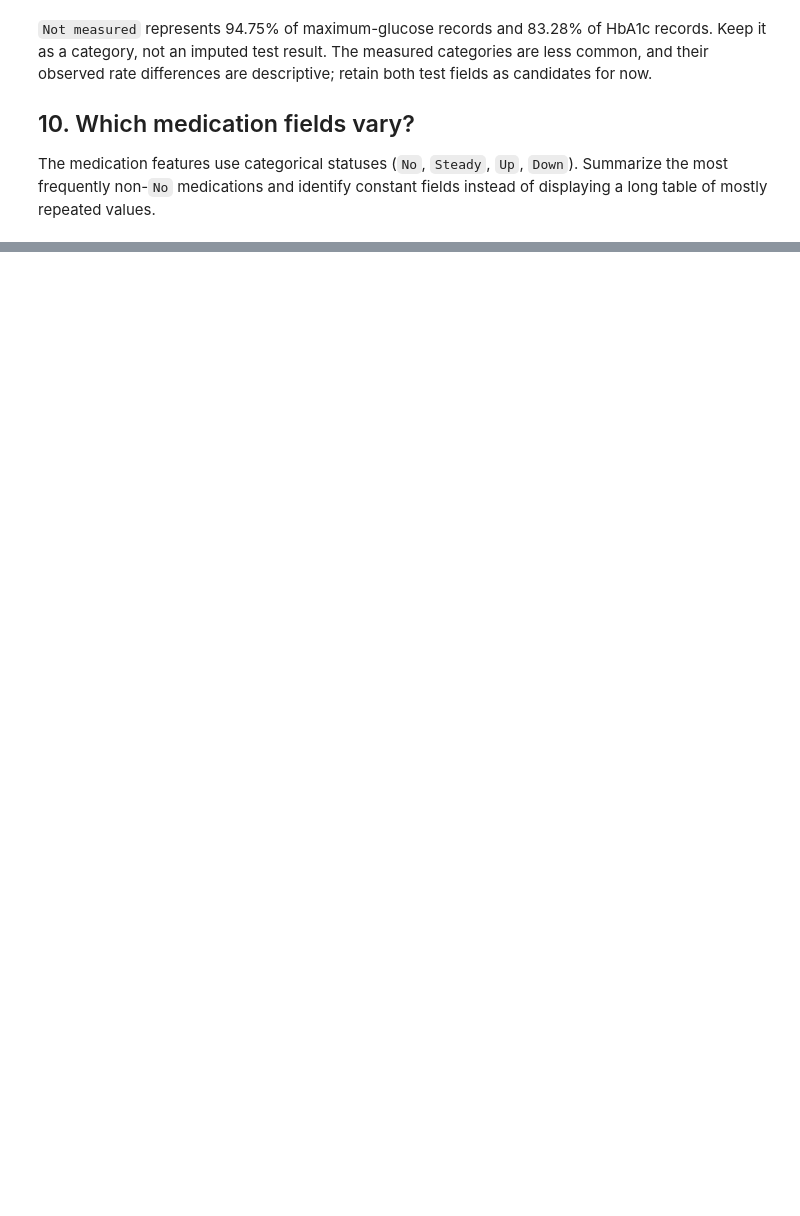
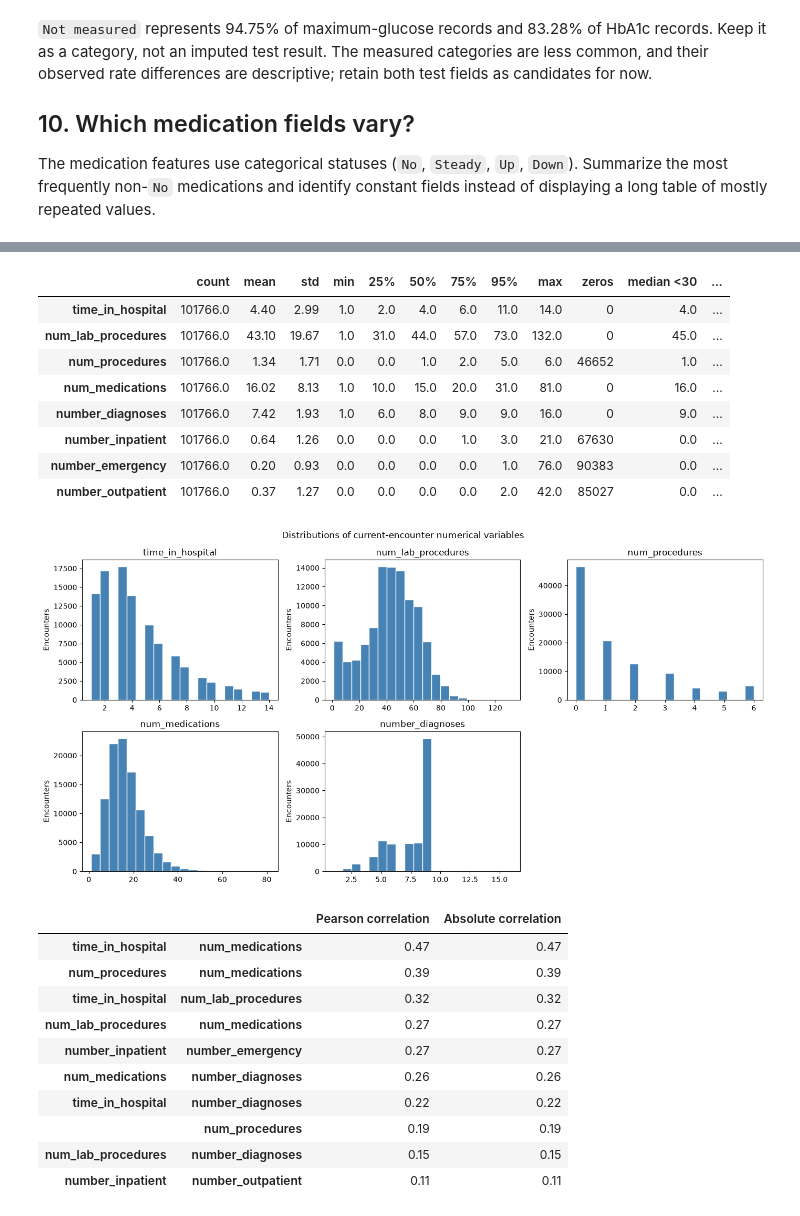
Before and after one commit to diallothierno0223/ml_project_esilv, a Jupyter notebook: src/ml_project_esilv/ML_project.ipynb, the cells around one changed output, grey strips where cells are left out. Drawn from its saved outputs; the diff is of its cells as text; code cells hidden in the pictures; blank space fills up the shorter version.

Commit message:
Expand exploratory analysis of readmission data

```diff
--- a/src/ml_project_esilv/ML_project.ipynb
+++ b/src/ml_project_esilv/ML_project.ipynb
@@ -771,0 +796,52 @@ plt.close(fig)
+# %%
+numeric_features = [
+    "time_in_hospital", "num_lab_procedures", "num_procedures", "num_medications",
+    "number_diagnoses", "number_inpatient", "number_emergency", "number_outpatient",
+]
+numeric_data = raw_df[numeric_features]
+numeric_profile = numeric_data.describe(percentiles=[0.25, 0.5, 0.75, 0.95]).T
+numeric_profile["zeros"] = numeric_data.eq(0).sum()
+numeric_profile["median <30"] = numeric_data.loc[raw_df["readmitted"].eq("<30")].median()
+numeric_profile["median not <30"] = numeric_data.loc[raw_df["readmitted"].ne("<30")].median()
+display(numeric_profile.round(2))
+
+fig, axes = plt.subplots(2, 3, figsize=(14, 7))
+for ax, variable in zip(axes.flat, numeric_features[:5]):
+    ax.hist(numeric_data[variable], bins=20, color="steelblue", edgecolor="white")
+    ax.set_title(variable)
+    ax.set_ylabel("Encounters")
+axes.flat[-1].set_visible(False)
+fig.suptitle("Distributions of current-encounter numerical variables")
+fig.tight_layout()
+display(fig)
+plt.close(fig)
+
+correlations = numeric_data.corr(method="pearson")
+correlation_pairs = correlations.where(
+    pd.DataFrame([[i < j for j in range(len(correlations))] for i in range(len(correlations))],
+                 index=correlations.index, columns=correlations.columns)
+).stack().rename("Pearson correlation").to_frame()
+correlation_pairs["Absolute correlation"] = correlation_pairs["Pearson correlation"].abs()
+display(correlation_pairs.sort_values("Absolute correlation", ascending=False).head(10).round(2))
+# %% [output]
+|  | count | mean | std | min | 25% | 50% | 75% | 95% | max | zeros | median <30 | ... |
+| time_in_hospital | 101766.0 | 4.40 | 2.99 | 1.0 | 2.0 | 4.0 | 6.0 | 11.0 | 14.0 | 0 | 4.0 | ... |
+| num_lab_procedures | 101766.0 | 43.10 | 19.67 | 1.0 | 31.0 | 44.0 | 57.0 | 73.0 | 132.0 | 0 | 45.0 | ... |
+| num_procedures | 101766.0 | 1.34 | 1.71 | 0.0 | 0.0 | 1.0 | 2.0 | 5.0 | 6.0 | 46652 | 1.0 | ... |
+| num_medications | 101766.0 | 16.02 | 8.13 | 1.0 | 10.0 | 15.0 | 20.0 | 31.0 | 81.0 | 0 | 16.0 | ... |
+| number_diagnoses | 101766.0 | 7.42 | 1.93 | 1.0 | 6.0 | 8.0 | 9.0 | 9.0 | 16.0 | 0 | 9.0 | ... |
+| number_inpatient | 101766.0 | 0.64 | 1.26 | 0.0 | 0.0 | 0.0 | 1.0 | 3.0 | 21.0 | 67630 | 0.0 | ... |
+| number_emergency | 101766.0 | 0.20 | 0.93 | 0.0 | 0.0 | 0.0 | 0.0 | 1.0 | 76.0 | 90383 | 0.0 | ... |
+| number_outpatient | 101766.0 | 0.37 | 1.27 | 0.0 | 0.0 | 0.0 | 0.0 | 2.0 | 42.0 | 85027 | 0.0 | ... |
+[figure, added]
+|  |  | Pearson correlation | Absolute correlation |
+| time_in_hospital | num_medications | 0.47 | 0.47 |
+| num_procedures | num_medications | 0.39 | 0.39 |
+| time_in_hospital | num_lab_procedures | 0.32 | 0.32 |
+| num_lab_procedures | num_medications | 0.27 | 0.27 |
+| number_inpatient | number_emergency | 0.27 | 0.27 |
+| num_medications | number_diagnoses | 0.26 | 0.26 |
+| time_in_hospital | number_diagnoses | 0.22 | 0.22 |
+|  | num_procedures | 0.19 | 0.19 |
+| num_lab_procedures | number_diagnoses | 0.15 | 0.15 |
+| number_inpatient | number_outpatient | 0.11 | 0.11 |
```
Also changed, not shown: parts of 15 cells of this notebook.
